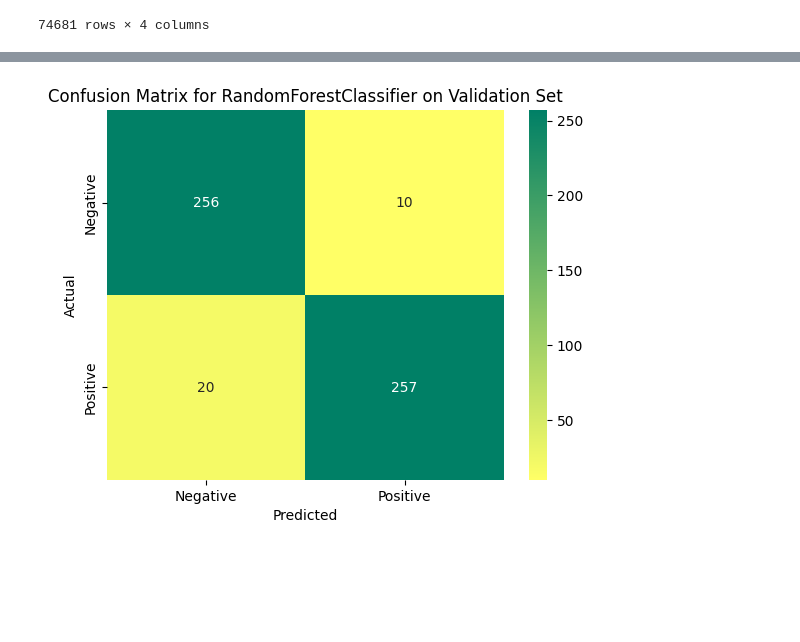
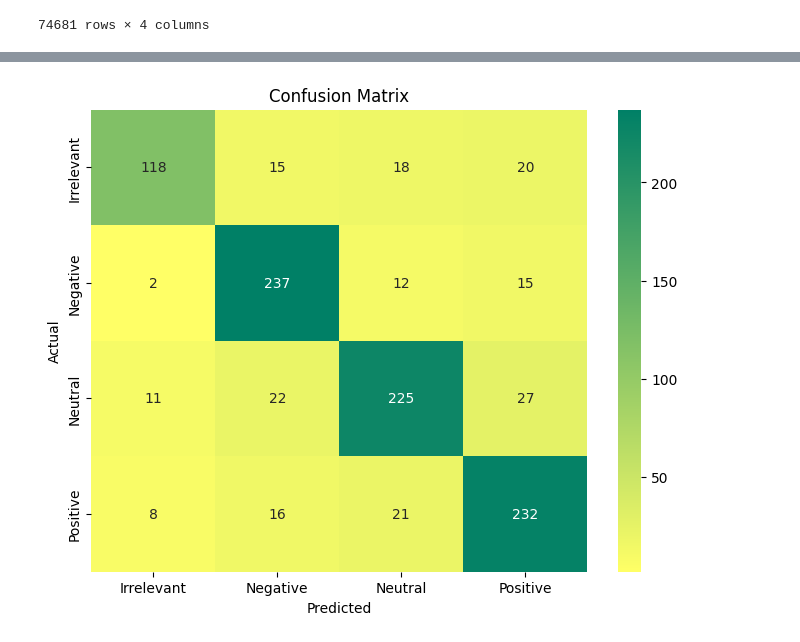
Before and after one commit to pedro-leitao/pedros-experiments, a Jupyter notebook: experiments/randomforests-embeddings.ipynb, the cells around one changed output, grey strips where cells are left out. Saved outputs shown, nothing was run; the diff lists cells and outputs as text; code cells hidden in the pictures; blank space fills up the shorter version.

```diff
--- a/experiments/randomforests-embeddings.ipynb
+++ b/experiments/randomforests-embeddings.ipynb
@@ -33,7 +48,3 @@ sentiment
 | 74679 | 9200 | Nvidia | Positive | Just realized between the windows... |
 | 74680 | 9200 | Nvidia | Positive | Just like the windows partition o... |
 74681 rows × 4 columns
-# %%
-# Filter for Positive/Negative only
-sentiment = sentiment[sentiment['sentiment'].isin(['Positive', 'Negative'])]
-sentiment_validation = sentiment_validation[sentiment_validation['sentiment'].isin(['Positive', 'Negative'])]
@@ -147,7 +251,7 @@ Name: count, dtype: int64
 import numpy as np
 from sklearn.ensemble import RandomForestClassifier
 from xgboost import XGBClassifier
-from sklearn.metrics import classification_report, accuracy_score
+from sklearn.metrics import classification_report, accuracy_score, make_scorer, f1_score
 from sklearn.model_selection import train_test_split, GridSearchCV
 from sklearn.preprocessing import LabelEncoder
 from sklearn.base import BaseEstimator, ClassifierMixin
@@ -198,21 +302,30 @@ classifiers = {
 
 param_grids = {
     'RandomForest': {
-        'n_estimators': [100, 200, 300],
+        'n_estimators': [200, 300],
+        'max_depth': [10, 20],
+        'min_samples_split': [2, 5],
+        'min_samples_leaf': [1, 5]
     },
     'XGBoost': {
-        'n_estimators': [100, 200, 300],
-        'learning_rate': [0.01, 0.1],
-        'booster': ['gbtree', 'dart'],
-        'eta': [0.1, 0.3],
-        'subsample': [0.5, 1],
+        'n_estimators': [200, 300],
+        'max_depth': [3, 6],
+        'reg_alpha': [0, 0.1], # L1 regularization term on weights
+        'reg_lambda': [1, 2] # L2 regularization term on weights
     }
+}
+
+# Define a custom scoring function that balances precision, recall, and accuracy
+scoring = {
+    'accuracy': 'accuracy',
+    'f1': make_scorer(f1_score, average='weighted')
 }
 
 # Perform grid search for each classifier, and store the best models
 best_models = {}
 for name, clf in classifiers.items():
-    grid_search = GridSearchCV(clf, param_grids[name], cv=3, scoring='accuracy', n_jobs=-1, verbose=1)
+    # Perform grid search with cross-validation, using f1 score as the metric (balancing precision and recall)
+    grid_search = GridSearchCV(clf, param_grids[name], cv=3, scoring=scoring, n_jobs=-1, verbose=1, refit='f1')
     grid_search.fit(X_train, y_train)
     best_models[name] = grid_search.best_estimator_
     print(f'{name} best parameters:', grid_search.best_params_)
@@ -265,14 +405,16 @@ Best Validation Accuracy: 0.9447513812154696
 # %%
-# Show the confusion matrix
+# Plot a confusion matrix with a summer_r colormap
+import matplotlib.pyplot as plt
+import seaborn as sns
+
 from sklearn.metrics import confusion_matrix
-import seaborn as sns
-import matplotlib.pyplot as plt
 
 cm = confusion_matrix(y_val, best_y_val_pred)
-sns.heatmap(cm, annot=True, fmt='d', cmap='summer_r', xticklabels=['Negative', 'Positive'], yticklabels=['Negative', 'Positive'])
+plt.figure(figsize=(8, 6))
+sns.heatmap(cm, annot=True, fmt='d', cmap='summer_r', xticklabels=best_model.classes_, yticklabels=best_model.classes_)
 plt.xlabel('Predicted')
 plt.ylabel('Actual')
-plt.title(f'Confusion Matrix for {best_model.__class__.__name__} on Validation Set')
+plt.title('Confusion Matrix')
 plt.show()
 # %% [output]
-[figure, old version]
+[figure, new version]
```
Also changed, not shown: parts of 30 cells of this notebook, 1 other file.
